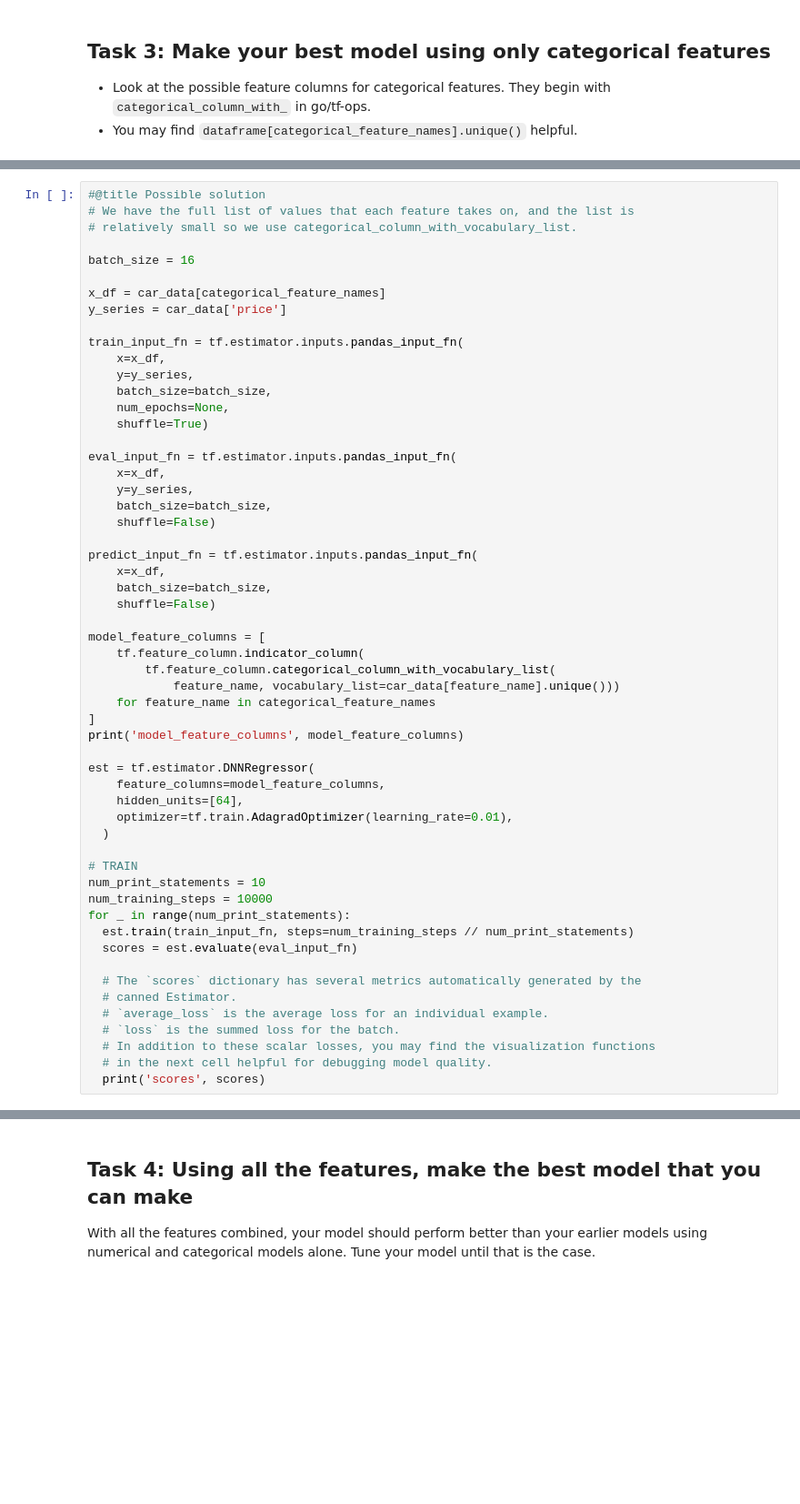
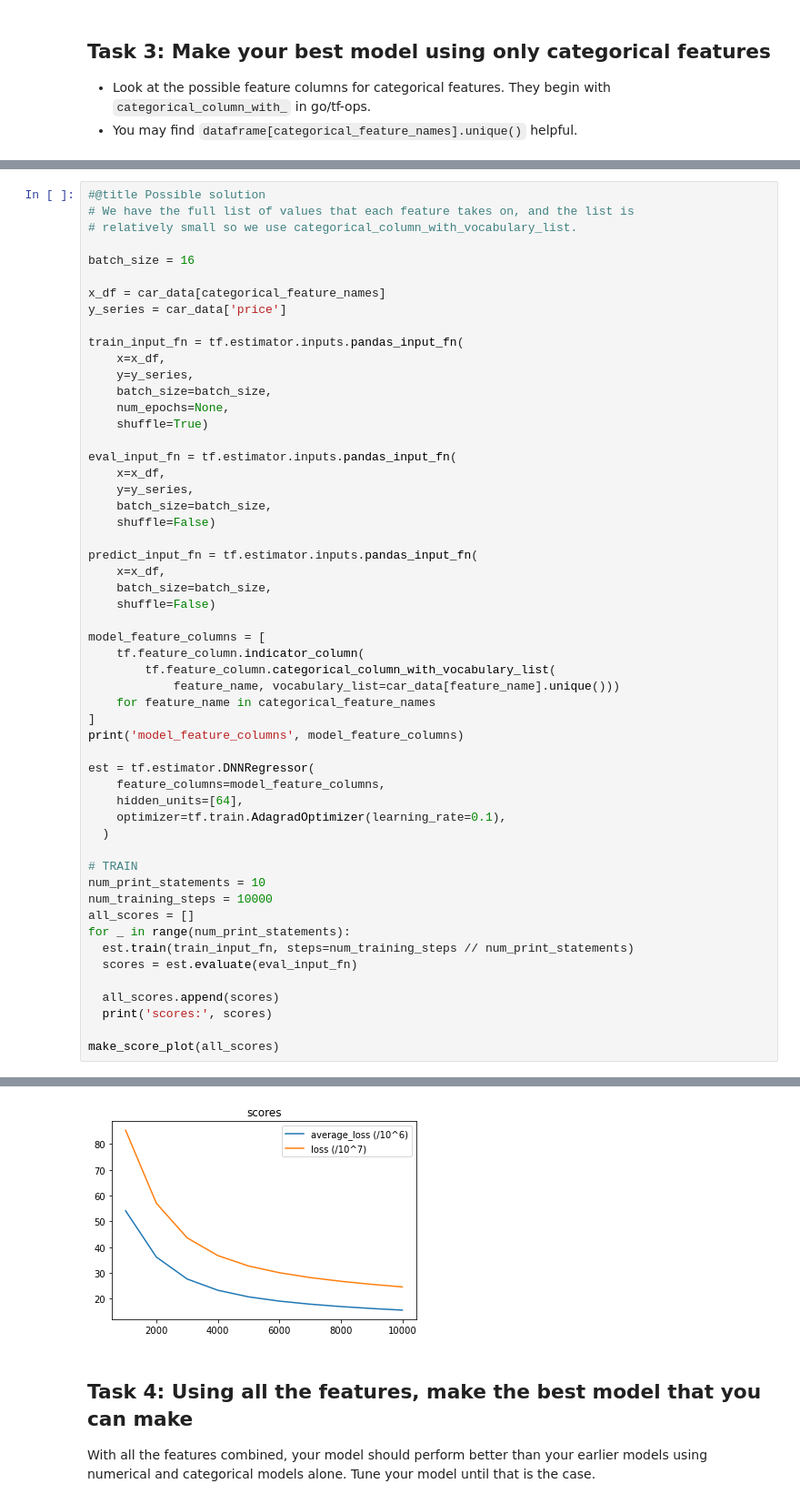
Before and after one commit to IanEdington/learn, a Jupyter notebook: machine-learning/ggl-mlcc/intro_to_modeling.ipynb, the cells around one changed output, grey strips where cells are left out. Shown at 91% size. Drawn from its saved outputs; the diff is of its cells as text; blank space fills up the shorter version.

```diff
--- a/machine-learning/ggl-mlcc/intro_to_modeling.ipynb
+++ b/machine-learning/ggl-mlcc/intro_to_modeling.ipynb
@@ -2185,20 +2185,19 @@ print('model_feature_columns', model_feature_columns)
 est = tf.estimator.DNNRegressor(
     feature_columns=model_feature_columns,
     hidden_units=[64],
-    optimizer=tf.train.AdagradOptimizer(learning_rate=0.01),
+    optimizer=tf.train.AdagradOptimizer(learning_rate=0.1),
   )
 
 # TRAIN
 num_print_statements = 10
 num_training_steps = 10000
+all_scores = []
 for _ in range(num_print_statements):
   est.train(train_input_fn, steps=num_training_steps // num_print_statements)
   scores = est.evaluate(eval_input_fn)
 
-  # The `scores` dictionary has several metrics automatically generated by the
-  # canned Estimator.
-  # `average_loss` is the average loss for an individual example.
-  # `loss` is the summed loss for the batch.
-  # In addition to these scalar losses, you may find the visualization functions
-  # in the next cell helpful for debugging model quality.
-  print('scores', scores)
+  all_scores.append(scores)
+  print('scores:', scores)
+
+make_score_plot(all_scores)
+# %% [output]
@@ -2205,3 +2221,4 @@ for _ in range(num_print_statements):
+[figure, added]
 # %% [markdown]
 ## Task 4: Using all the features, make the best model that you can make
 
```
Also changed, not shown: parts of 56 cells of this notebook.
